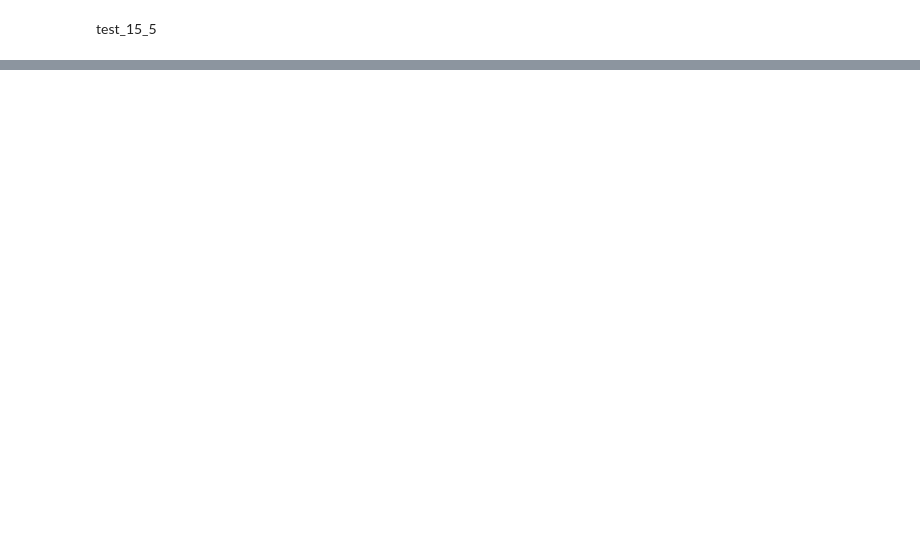
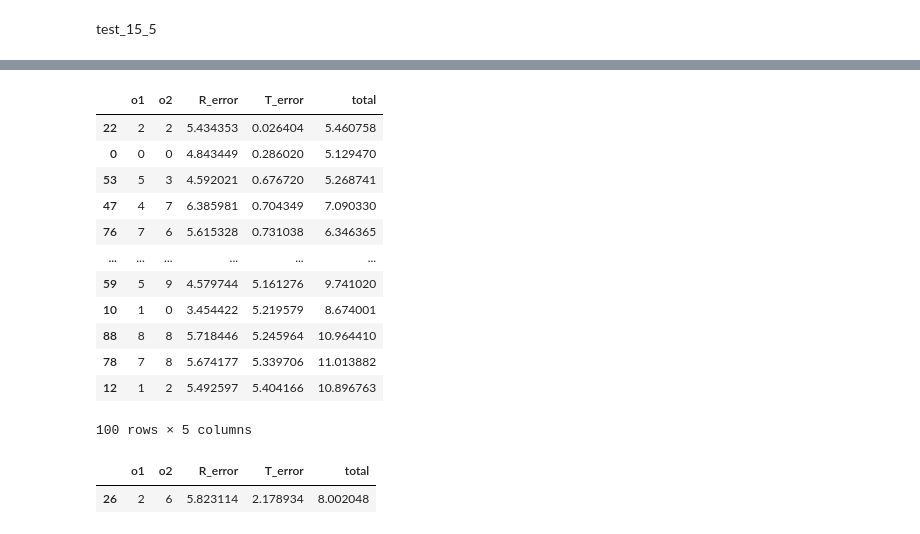
Before and after one commit to RePAIRProject/AAFR, a Jupyter notebook: Untitled3.ipynb, the cells around one changed output, grey strips where cells are left out. Cells and saved outputs as stored; diff of their text form; code cells hidden in the pictures; blank space fills up the shorter version.

```diff
--- a/Untitled3.ipynb
+++ b/Untitled3.ipynb
@@ -1433,0 +1458,24 @@ test_8_2.draw_registration_result_original_color(test_8_2.Obj1,test_8_2.Obj2,tes
+# %%
+import pandas as pd
+df_breaking_2 = pd.DataFrame(test_breaking_2.results)
+df_breaking_2["total"] = df_breaking_2["R_error"]+df_breaking_2["T_error"]
+df_breaking_2.sort_values('T_error')
+# %% [output]
+|  | o1 | o2 | R_error | T_error | total |
+| 22 | 2 | 2 | 5.434353 | 0.026404 | 5.460758 |
+| 0 | 0 | 0 | 4.843449 | 0.286020 | 5.129470 |
+| 53 | 5 | 3 | 4.592021 | 0.676720 | 5.268741 |
+| 47 | 4 | 7 | 6.385981 | 0.704349 | 7.090330 |
+| 76 | 7 | 6 | 5.615328 | 0.731038 | 6.346365 |
+| ... | ... | ... | ... | ... | ... |
+| 59 | 5 | 9 | 4.579744 | 5.161276 | 9.741020 |
+| 10 | 1 | 0 | 3.454422 | 5.219579 | 8.674001 |
+| 88 | 8 | 8 | 5.718446 | 5.245964 | 10.964410 |
+| 78 | 7 | 8 | 5.674177 | 5.339706 | 11.013882 |
+| 12 | 1 | 2 | 5.492597 | 5.404166 | 10.896763 |
+100 rows × 5 columns
+# %%
+df_breaking_2[(df_breaking_2["o1"]==2) & (df_breaking_2["o2"]==6)]
+# %% [output]
+|  | o1 | o2 | R_error | T_error | total |
+| 26 | 2 | 6 | 5.823114 | 2.178934 | 8.002048 |
```
Also changed, not shown: parts of 56 cells of this notebook, 14 other files.
